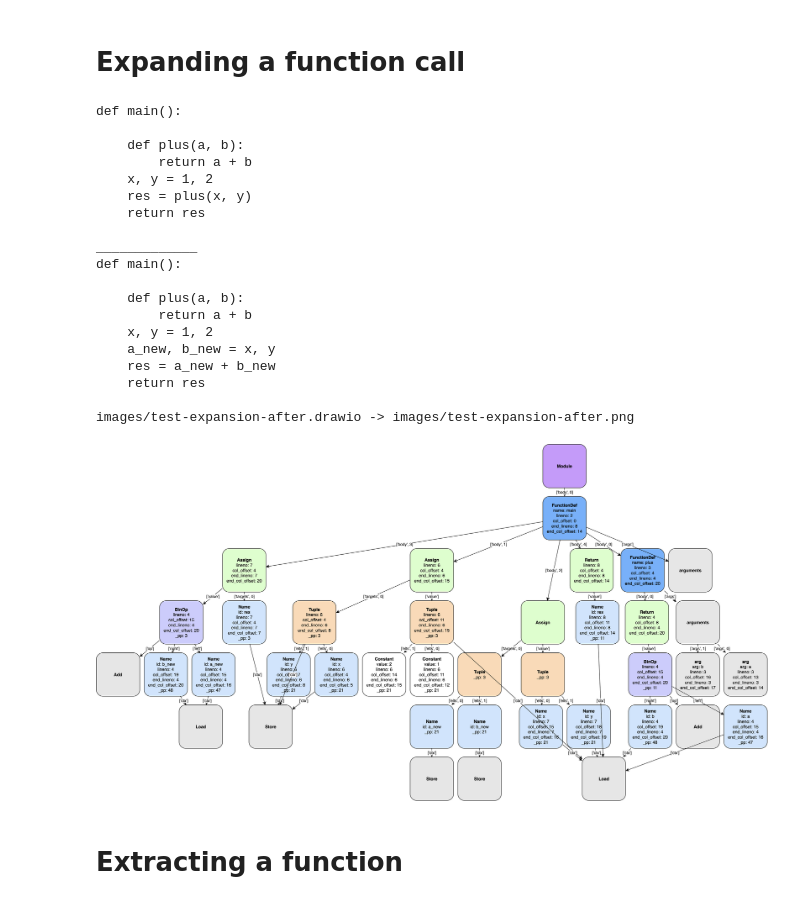
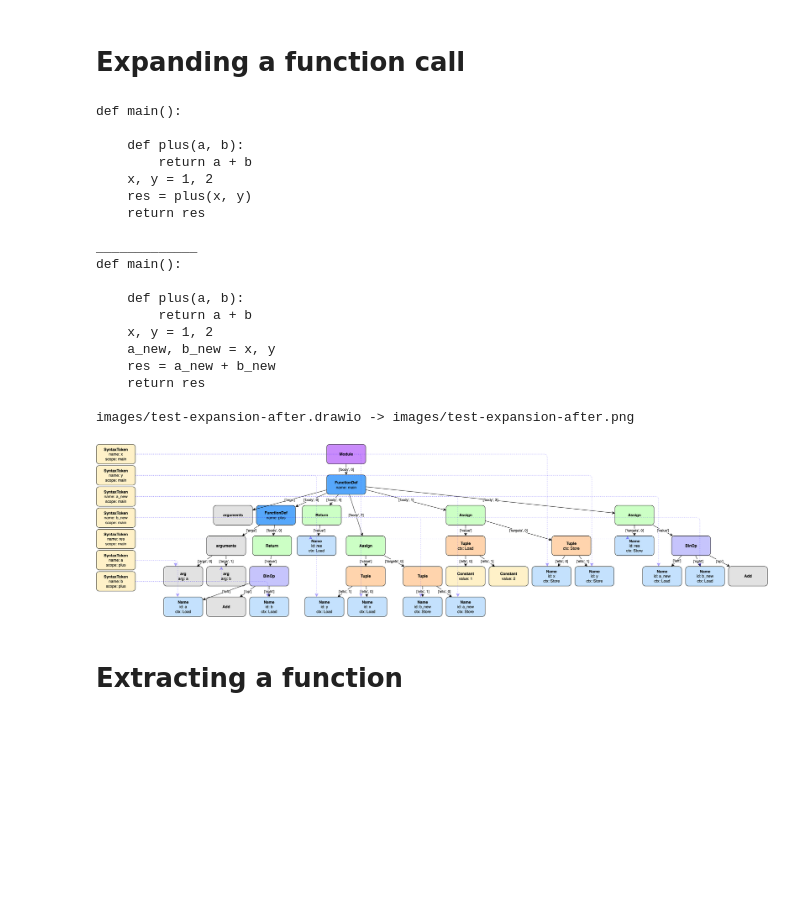
Before and after one commit to nastia-39/project-6390, a Jupyter notebook: notebook-nastia.ipynb, the cells around one changed output. Cells and saved outputs as stored; diff of their text form; code cells hidden in the pictures; blank space fills up the shorter version.

```diff
--- a/notebook-nastia.ipynb
+++ b/notebook-nastia.ipynb
@@ -58,22 +60,13 @@ See https://github.com/networkx/networkx/issues/5723
 # %% [markdown]
 # Better visualization for AST
 # %%
-importlib.reload(style)
-importlib.reload(graph)
-from graph import OurGraph
-
-from style import OurGraphToXML
-import os
-# import copy
-import ast
-
-def vis_drawio(g: OurGraph, output_file_name: str = 'images/temp-ex'):
+def vis_drawio(g: CodeGraph, output_file_name: str = 'images/temp2', params: GeneralStyleParams = GeneralStyleParams()) -> Image:
     """
     to use this function you need to install drawio and cleate an alias for its command line interface.
     for mac:
         drawio="/Applications/draw.io.app/Contents/MacOS/draw.io"
     """
-    mxfile = OurGraphToXML(y_scaling=2, x_scaling=1).graph_to_xml(g)
+    mxfile = OurGraphToXML(params).graph_to_xml(g)
     xml_str = xml.dom.minidom.parseString(ET.tostring(mxfile)).toprettyxml()
 
     output_file = f'{output_file_name}.png'
@@ -84,7 +77,5 @@ def vis_drawio(g: OurGraph, output_file_name: str = 'images/temp-ex'):
 
     bashCommand = f"/Applications/draw.io.app/Contents/MacOS/draw.io -x -f png --scale 2   -o {output_file} {filename}"
     os.system(bashCommand)
+
     return Image(output_file)
-
-G = OurGraph.from_file(filename_test_exp)
-vis_drawio(G, 'images/test-expansion-before')
@@ -96,40 +84,48 @@ images/test-expansion-before.drawio -> images/test-expansion-before.png
 # %%
 import transforms
 importlib.reload(transforms)
+importlib.reload(style)
+importlib.reload(graph)
+from graph import CodeGraph
+from style import OurGraphToXML
 from transforms import expand_function
 
-G_new = copy.deepcopy(G)
-G_new.refresh()
+G = CodeGraph.from_file(filename_test_exp)
+
+G_new = G.copy()
+
 for node_id, node in G_new.ast_nodes.items():
     if isinstance(node, ast.Call):
         break
 
-expanded = expand_function(G_new, node_id)
+G_new = expand_function(G_new, node_id)
 print(G.to_source())
 print('_____________')
-print(expanded.to_source())
-vis_drawio(expanded, 'images/test-expansion-after')
+print(G_new.to_source())
+
+params = GeneralStyleParams(y_scaling=1.3)
+vis_drawio(G_new, 'images/test-expansion-after', params)
 # %% [output]
 def main():
 
     def plus(a, b):
         return a + b
     x, y = 1, 2
     res = plus(x, y)
     return res
 
 _____________
 def main():
 
     def plus(a, b):
         return a + b
     x, y = 1, 2
     a_new, b_new = x, y
     res = a_new + b_new
     return res
 
 images/test-expansion-after.drawio -> images/test-expansion-after.png
-[figure, old version]
+[figure, new version]
 # %% [markdown]
 # Extracting a function
 # %%
```
Also changed, not shown: parts of 8 cells of this notebook, 11 other files.
